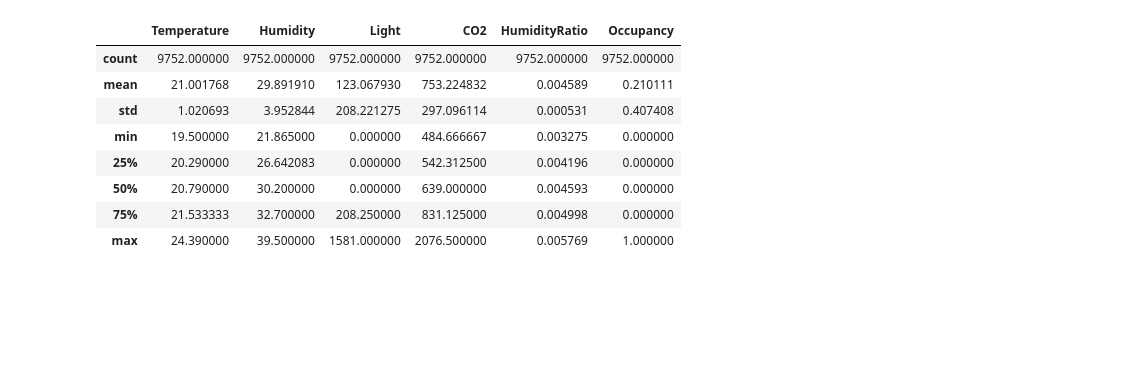
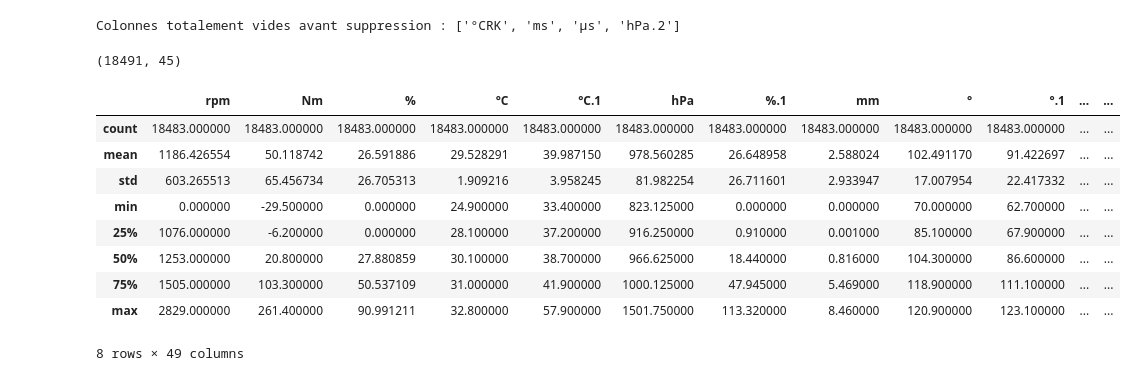
Before and after one commit to CorentinPellerin/TimeSeADPellerinC, a Jupyter notebook: timesead.ipynb, the cells around one changed output. Drawn from its saved outputs; the diff is of its cells as text; code cells hidden in the pictures; blank space fills up the shorter version.

```diff
--- a/timesead.ipynb
+++ b/timesead.ipynb
@@ -38,21 +14,17 @@ from timesead.models.baselines.pcas import PCAAnomalyDetector
 # %%
-def read_with_date_index(file_path, date_col='date'):
-    df = pd.read_csv(file_path)
+def read_with_time_index(file_path, time_col):
+    df = pd.read_csv(file_path, delimiter=';', skiprows=1, low_memory=False) #skiprows a adapter selon la position des colonnes du fichier
 
     # Vérifier si la colonne de dates est présente dans le DataFrame
-    if date_col in df.columns:
-        # Convertir la colonne de dates en datetime
-        df[date_col] = pd.to_datetime(df[date_col])
-        # Définir la colonne de dates comme index
-        df.set_index(date_col, inplace=True)
-
-        if df.index.dtype != "datetime64[ns]":
-            raise ValueError("L'index du DataFrame n'est pas au format datetime64[ns].")
+    if time_col in df.columns:
+        df[time_col] = pd.to_numeric(df[time_col])
+        df.set_index(time_col, inplace=True)
 
         if not df.index.is_monotonic_increasing:
             print("L'index n'est pas trié. Tri en cours...")
             df.sort_index(inplace=True)
+            print("L'index a été trié avec succès.")
     else:
-        print(f"La colonne '{date_col}' n'a pas été trouvée. L'index par défaut sera utilisé.")
+        print(f"La colonne '{time_col}' n'a pas été trouvée. L'index par défaut sera utilisé.")
 
     return df
@@ -59,3 +38,11 @@ def read_with_date_index(file_path, date_col='date'):
 # %%
 file_path = "C:/Users/pellerinc/Downloads/occupancy+detection/datatest2.txt"
-df1 = read_csv_with_date_index(file_path)
+APLfile_path = "C:/Users/pellerinc/TimeSeAD-master/Daten_von_APL/Export/i.O/WLTC_1.csv"
+#df1 = read_with_time_index(file_path,'date')
+df2 = read_with_time_index("C:/Users/pellerinc/TimeSeAD-master/Daten_von_APL/Export/i.O/WLTC_1.csv", 's') # In Ordnung
+dftest = read_with_time_index("C:/Users/pellerinc/TimeSeAD-master/Daten_von_APL/Export/i.O/WLTC_8.csv", 's') # In Ordnung
+df3 = read_with_time_index("C:/Users/pellerinc/TimeSeAD-master/Daten_von_APL/Export/n.i.O/WLTC_118.csv", 's') # Nicht in Ordnung
+df4 = read_with_time_index("C:/Users/pellerinc/TimeSeAD-master/Daten_von_APL/Export/n.i.O/WLTC_119.csv", 's') # Nicht in Ordnung
+df5 = read_with_time_index("C:/Users/pellerinc/TimeSeAD-master/Daten_von_APL/Export/n.i.O/WLTC_120.csv", 's') # Nicht in Ordnung
+df6 = read_with_time_index("C:/Users/pellerinc/TimeSeAD-master/Daten_von_APL/Export/n.i.O/WLTC_121.csv", 's') # Nicht in Ordnung
+df7 = read_with_time_index("C:/Users/pellerinc/TimeSeAD-master/Daten_von_APL/Export/n.i.O/WLTC_122.csv", 's') # Nicht in Ordnung
@@ -91,12 +147,21 @@ df1.info()
+# %%
+df3 = clean_empty_columns(df3)
+# %% [output]
+Colonnes totalement vides avant suppression : ['°CRK', 'ms', 'µs', 'hPa.2']
+# %%
+df3.shape
+# %% [output]
+(18491, 45)
 # %%
-df1.describe()
+df2.describe()
 # %% [output]
-|  | Temperature | Humidity | Light | CO2 | HumidityRatio | Occupancy |
-| count | 9752.000000 | 9752.000000 | 9752.000000 | 9752.000000 | 9752.000000 | 9752.000000 |
-| mean | 21.001768 | 29.891910 | 123.067930 | 753.224832 | 0.004589 | 0.210111 |
-| std | 1.020693 | 3.952844 | 208.221275 | 297.096114 | 0.000531 | 0.407408 |
-| min | 19.500000 | 21.865000 | 0.000000 | 484.666667 | 0.003275 | 0.000000 |
-| 25% | 20.290000 | 26.642083 | 0.000000 | 542.312500 | 0.004196 | 0.000000 |
-| 50% | 20.790000 | 30.200000 | 0.000000 | 639.000000 | 0.004593 | 0.000000 |
-| 75% | 21.533333 | 32.700000 | 208.250000 | 831.125000 | 0.004998 | 0.000000 |
-| max | 24.390000 | 39.500000 | 1581.000000 | 2076.500000 | 0.005769 | 1.000000 |
+|  | rpm | Nm | % | °C | °C.1 | hPa | %.1 | mm | ° | °.1 | ... | ... |
+| count | 18483.000000 | 18483.000000 | 18483.000000 | 18483.000000 | 18483.000000 | 18483.000000 | 18483.000000 | 18483.000000 | 18483.000000 | 18483.000000 | ... | ... |
+| mean | 1186.426554 | 50.118742 | 26.591886 | 29.528291 | 39.987150 | 978.560285 | 26.648958 | 2.588024 | 102.491170 | 91.422697 | ... | ... |
+| std | 603.265513 | 65.456734 | 26.705313 | 1.909216 | 3.958245 | 81.982254 | 26.711601 | 2.933947 | 17.007954 | 22.417332 | ... | ... |
+| min | 0.000000 | -29.500000 | 0.000000 | 24.900000 | 33.400000 | 823.125000 | 0.000000 | 0.000000 | 70.000000 | 62.700000 | ... | ... |
+| 25% | 1076.000000 | -6.200000 | 0.000000 | 28.100000 | 37.200000 | 916.250000 | 0.910000 | 0.001000 | 85.100000 | 67.900000 | ... | ... |
+| 50% | 1253.000000 | 20.800000 | 27.880859 | 30.100000 | 38.700000 | 966.625000 | 18.440000 | 0.816000 | 104.300000 | 86.600000 | ... | ... |
+| 75% | 1505.000000 | 103.300000 | 50.537109 | 31.000000 | 41.900000 | 1000.125000 | 47.945000 | 5.469000 | 118.900000 | 111.100000 | ... | ... |
+| max | 2829.000000 | 261.400000 | 90.991211 | 32.800000 | 57.900000 | 1501.750000 | 113.320000 | 8.460000 | 120.900000 | 123.100000 | ... | ... |
+8 rows × 49 columns
```
Also changed, not shown: parts of 20 cells of this notebook.
